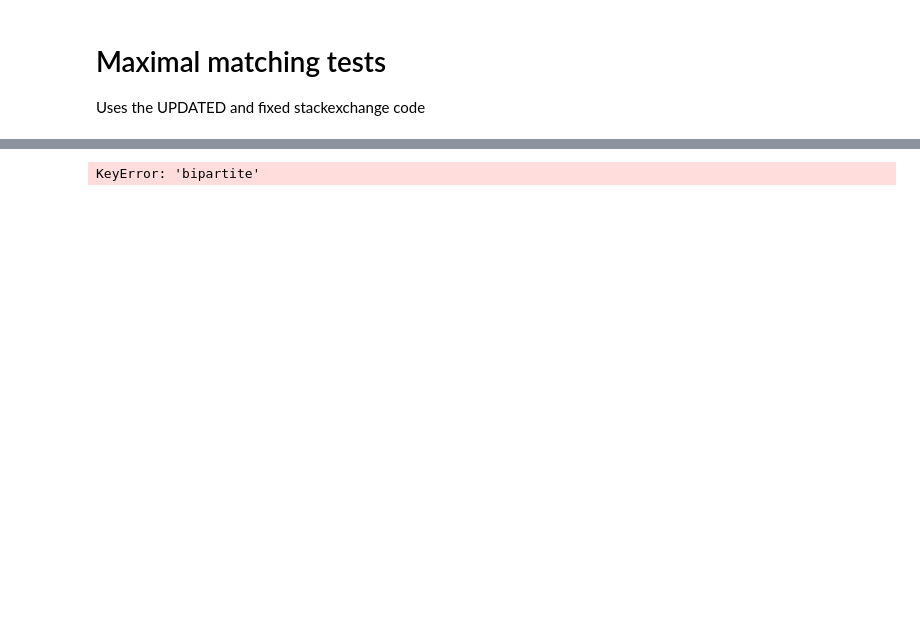
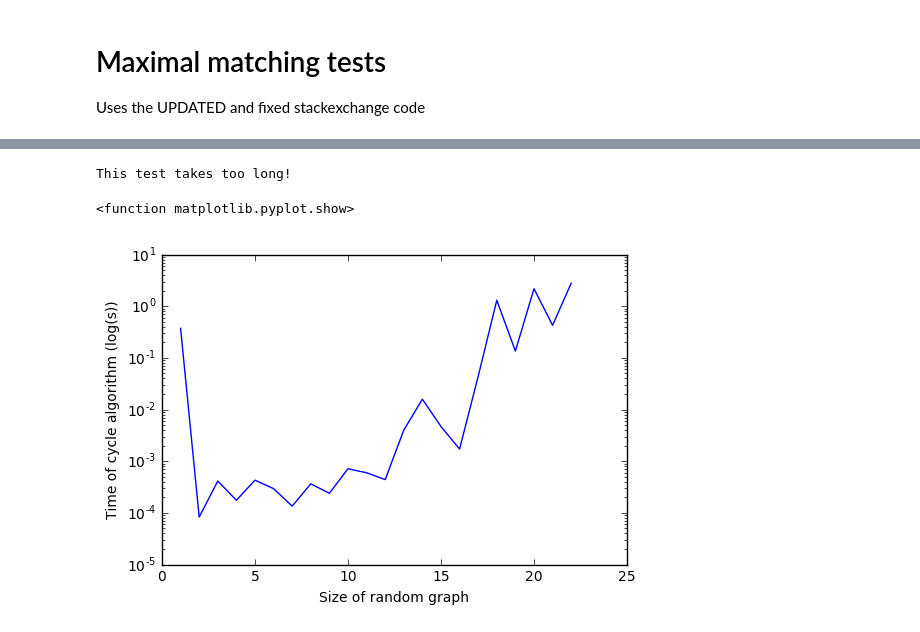
Before and after one commit to darthbeeblebrox/Network_Control, a Jupyter notebook: Network_tests.ipynb, the cells around one changed output, grey strips where cells are left out. Drawn from its saved outputs; the diff is of its cells as text; code cells hidden in the pictures; blank space fills up the shorter version.

Commit message:
Benchmarking the cycles algorithm

```diff
--- a/Network_tests.ipynb
+++ b/Network_tests.ipynb
@@ -134,7 +123,30 @@ Gbi = dc.digraphToBipartite(G)
 Gtuple = mm.bipartite2tupleGraph(Gbi)
 #mm.plotGraph(Gtuple)
 
-all_matches=mm.enumMaximumMatching(Gtuple)
-print("The matches for test network",i,"are",all_matches)
+#all_matches=mm.enumMaximumMatching(Gtuple,2)
+#print("The matches for test network",i,"are",all_matches)
+print("This test takes too long!")
 # %% [output]
-KeyError: 'bipartite'
+This test takes too long!
+# %%
+from timeit import default_timer as timer
+import operator as op
+
+starts = []
+ends = []
+maxSize = 23
+
+for i in range(1,maxSize):
+    G = nx.random_graphs.erdos_renyi_graph(i,0.2,directed=True)
+    starts.append(timer())
+    tempcycles = list(nx.simple_cycles(G))
+    ends.append(timer())
+
+plt.plot(range(1,maxSize),list(map(op.sub, ends, starts)))
+plt.ylabel('Time of cycle algorithm (log(s))')
+plt.yscale('log')
+plt.xlabel('Size of random graph')
+plt.show
+# %% [output]
+<function matplotlib.pyplot.show>
+[figure, added]
```
Also changed, not shown: parts of 7 cells of this notebook.
